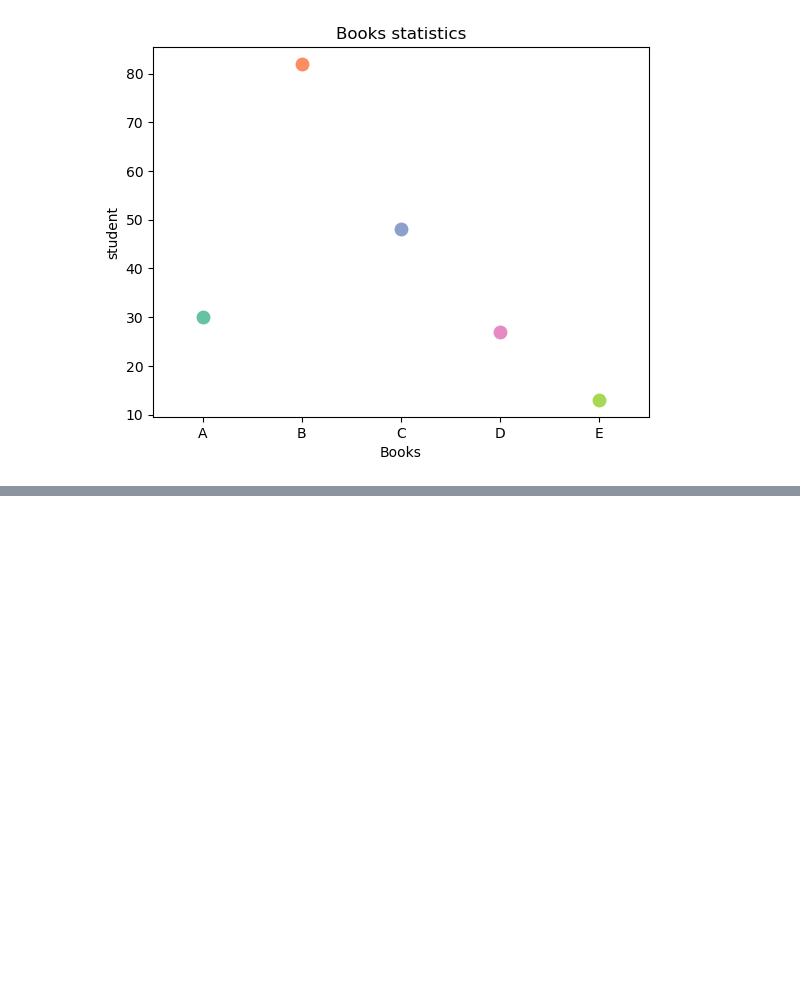
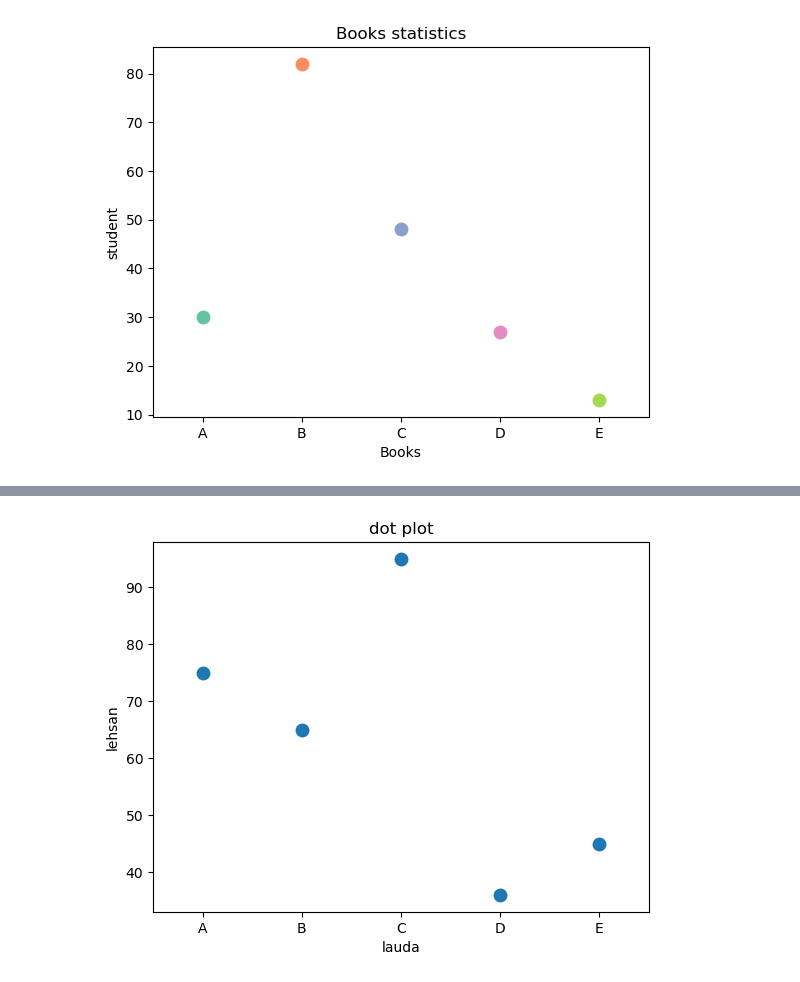
Before and after one commit to Sameershrinath/PythonNotes, a Jupyter notebook: DSA/test.ipynb, the cells around one changed output, grey strips where cells are left out. Saved outputs shown, nothing was run; the diff lists cells and outputs as text; code cells hidden in the pictures; blank space fills up the shorter version.

```diff
--- a/DSA/test.ipynb
+++ b/DSA/test.ipynb
@@ -293,0 +310,15 @@ plt.show()
+# %%
+import matplotlib.pyplot as plt
+import seaborn as sns
+
+
+datax=["A","B","C","D","E"]
+datay=[75,65,95,36,45]
+
+sns.stripplot(x=datax,y=datay,size=10)
+plt.title("dot plot")
+plt.xlabel("lauda")
+plt.ylabel("lehsan")
+plt.show()
+# %% [output]
+[figure, added]
```
Also changed, not shown: parts of 1 cell of this notebook.
